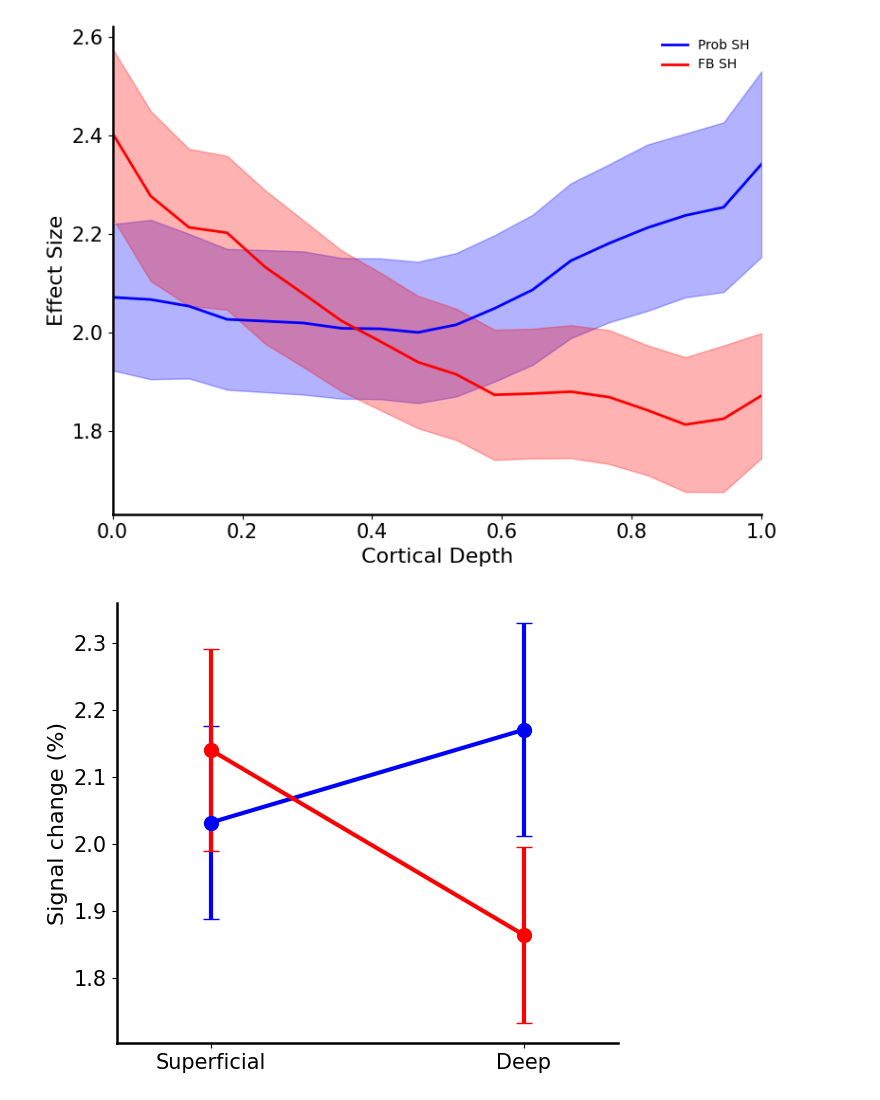
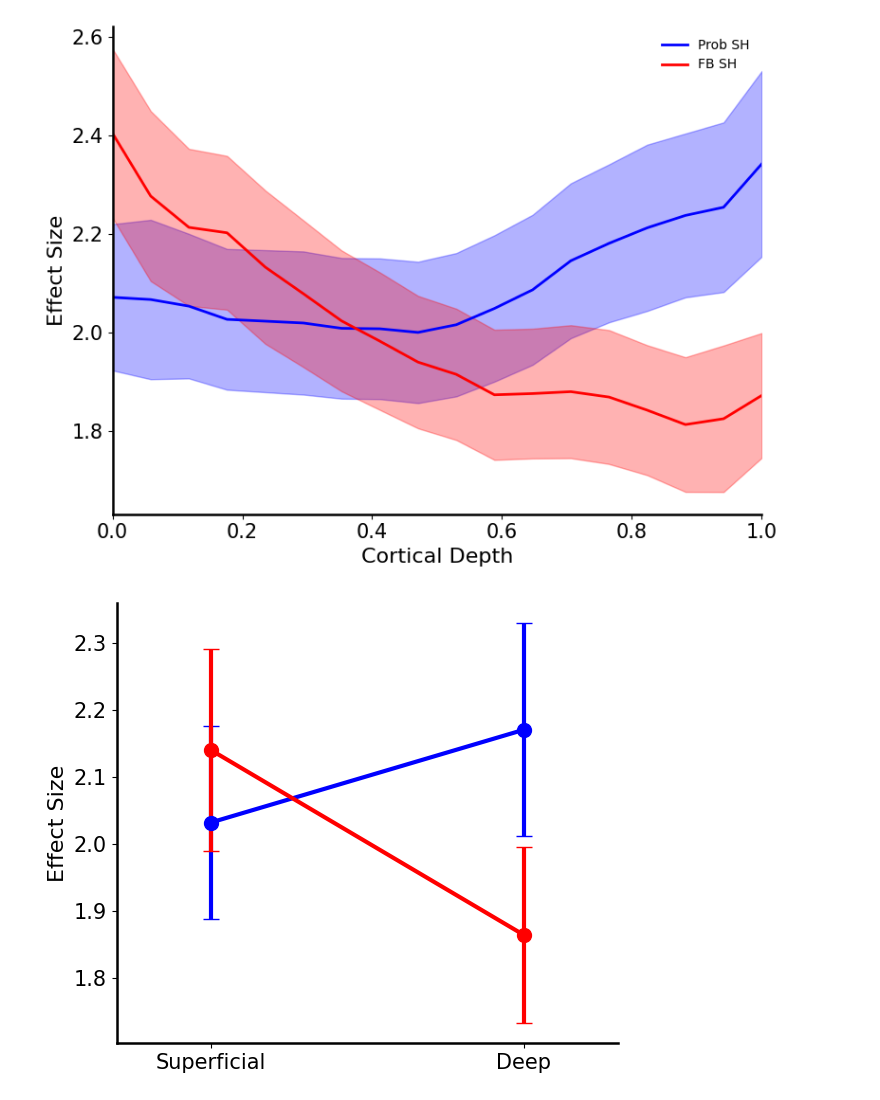
Before and after one commit to yuhuichai/LCT, a Jupyter notebook: fig6_data_plot.ipynb, the cells around one changed output. Drawn from its saved outputs; the diff is of its cells as text; code cells hidden in the pictures.

```diff
--- a/fig6_data_plot.ipynb
+++ b/fig6_data_plot.ipynb
@@ -87,36 +87,36 @@ ax.errorbar(x, means[1], yerr=sems[1], marker="o", linewidth=3, markersize=10, c
 
 ax.set_xticks(x)
 ax.set_xticklabels(x_labels, fontsize=16)
-ax.set_ylabel("Signal change (%)", fontsize=16)
+ax.set_ylabel("Effect Size", fontsize=16)
 ax.tick_params(axis="y", labelsize=15)
 ax.tick_params(axis="x", labelsize=15)
 ax.set_xlim(-0.3, 1.3)
 
 ax.spines["top"].set_visible(False)
 ax.spines["right"].set_visible(False)
 ax.spines["left"].set_linewidth(1.8)
 ax.spines["bottom"].set_linewidth(1.8)
 
 # optional legend
 # ax.legend(frameon=False, fontsize=14)
 
 plt.tight_layout()
 out2 = os.path.join(data_dir, "output", f"Fig6_{roi_tag}_supdeep_from_source.png")
 plt.savefig(out2, dpi=300, bbox_inches="tight")
 plt.show()
 # print("Saved:", out2)
 
 # Print ANOVA results saved in the Excel
 df_anova = pd.read_excel(in_xlsx, sheet_name="ANOVA_RM")
 print("\nRM-ANOVA (Stage × Depth) from source file:")
 print(df_anova)
 
 # (Optional) show stats table you saved
 print("\nStats_FDR:")
 print(df_stat)
 # %% [output]
 [figure]
-[figure, old version]
+[figure, new version]
 RM-ANOVA (Stage × Depth) from source file:
     ROI       Effect    F Value  Num DF  Den DF    Pr > F
 0  vPFC        Stage   1.075490       1      19  0.312728
```
